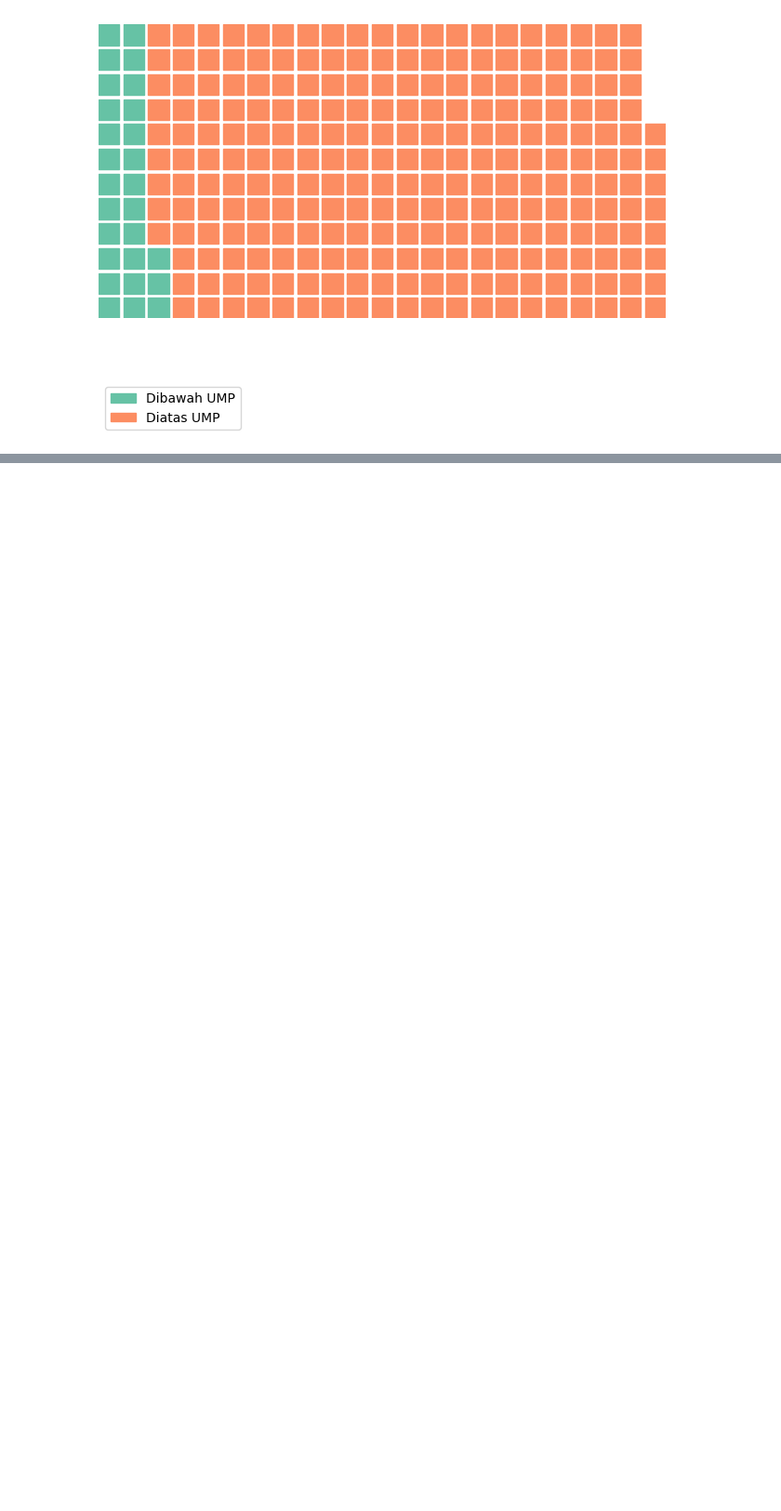
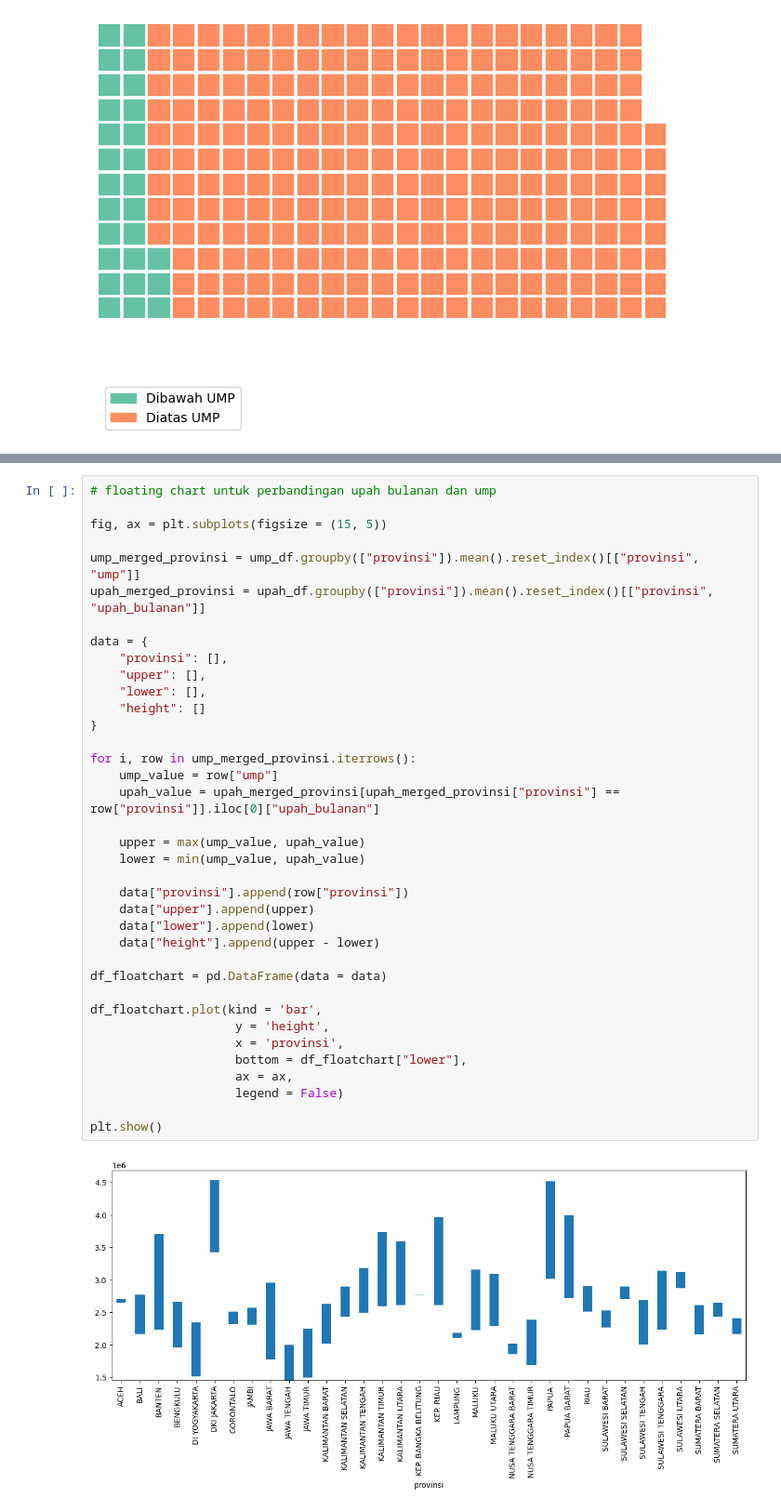
Before and after one commit to owencwijaya/tubes-01-visdat, a Jupyter notebook: dataset-kesejahteraan.ipynb, the cells around one changed output, grey strips where cells are left out. Shown at 93% size. Saved outputs shown, nothing was run; the diff lists cells and outputs as text; blank space fills up the shorter version.

Commit message:
feat: add floating chart

```diff
--- a/dataset-kesejahteraan.ipynb
+++ b/dataset-kesejahteraan.ipynb
@@ -807,0 +824,39 @@ plt.show()
+# %%
+# floating chart untuk perbandingan upah bulanan dan ump
+
+fig, ax = plt.subplots(figsize = (15, 5))
+
+ump_merged_provinsi = ump_df.groupby(["provinsi"]).mean().reset_index()[["provinsi", "ump"]]
+upah_merged_provinsi = upah_df.groupby(["provinsi"]).mean().reset_index()[["provinsi", "upah_bulanan"]]
+
+data = {
+    "provinsi": [],
+    "upper": [],
+    "lower": [],
+    "height": []
+}
+
+for i, row in ump_merged_provinsi.iterrows():
+    ump_value = row["ump"]
+    upah_value = upah_merged_provinsi[upah_merged_provinsi["provinsi"] == row["provinsi"]].iloc[0]["upah_bulanan"]
+
+    upper = max(ump_value, upah_value)
+    lower = min(ump_value, upah_value)
+
+    data["provinsi"].append(row["provinsi"])
+    data["upper"].append(upper)
+    data["lower"].append(lower)
+    data["height"].append(upper - lower)
+
+df_floatchart = pd.DataFrame(data = data)
+
+df_floatchart.plot(kind = 'bar',
+                    y = 'height',
+                    x = 'provinsi',
+                    bottom = df_floatchart["lower"],
+                    ax = ax,
+                    legend = False)
+
+plt.show()
+# %% [output]
+[figure, added]
```
Also changed, not shown: parts of 1 cell of this notebook, 1 other file.
